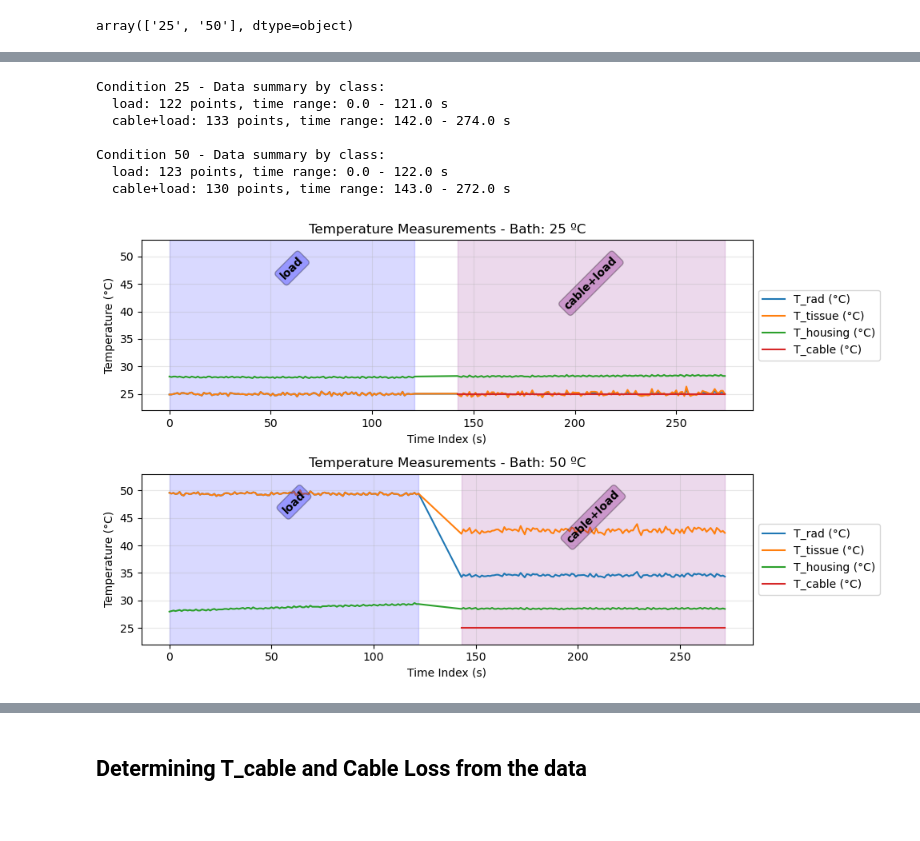
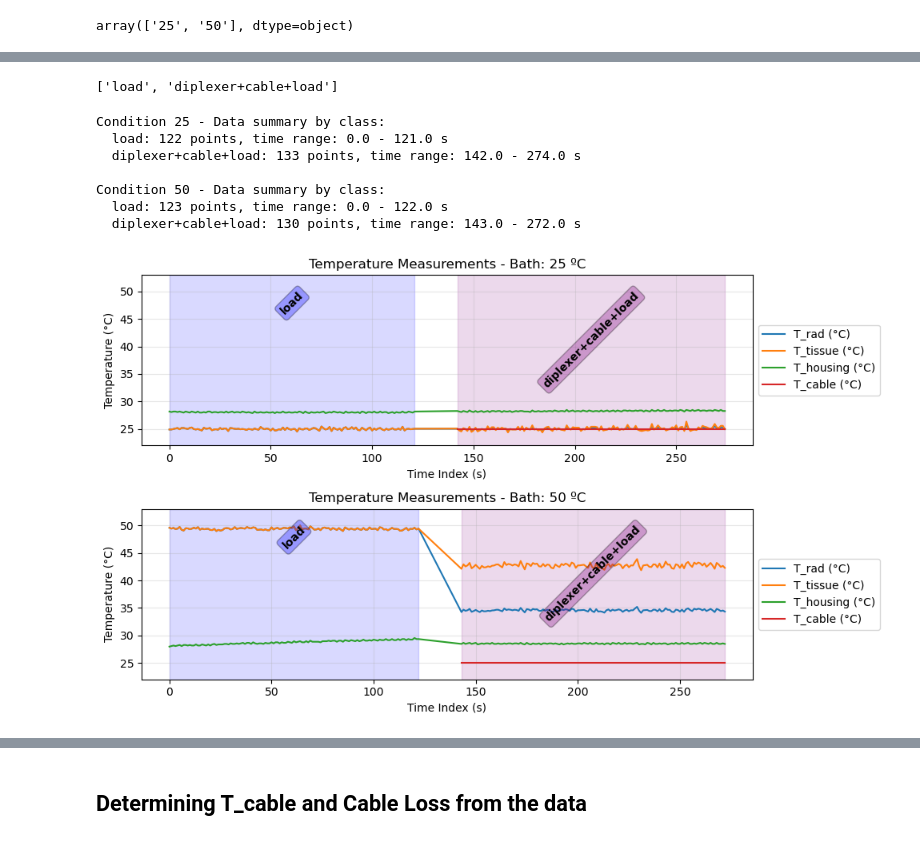
Before and after one commit to Manuel-Hepta/Calibration, a Jupyter notebook: calibration cable run 2/calibration cable.ipynb, the cells around one changed output, grey strips where cells are left out. Cells and saved outputs as stored; diff of their text form; code cells hidden in the pictures.

```diff
--- a/calibration cable run 2/calibration cable.ipynb
+++ b/calibration cable run 2/calibration cable.ipynb
@@ -49,8 +46,8 @@ for cond in all_X['condition'].unique():
     cooling_periods['group'] = (cooling_periods['time_index'].diff() != 1).cumsum()
     periods = cooling_periods.groupby('group')['time_index'].agg(['first', 'last']).reset_index(drop=True)
     # Use labels list, repeat if needed
-    labels_25 = ["load", "cable+load"]
-    labels_50 = ["load", "cable+load"]
+    labels_25 = ["load", "diplexer+cable+load"]
+    labels_50 = ["load", "diplexer+cable+load"]
     if cond == "25":
         cond_labels = labels_25 * ((len(periods) + len(labels_25) - 1) // len(labels_25))
     elif cond == "50":
@@ -106,10 +103,10 @@ load          123
 Name: count, dtype: int64
 # %%
 # Define class order and colors
-class_order = ['load', 'cable+load']
+class_order = ['load', 'diplexer+cable+load']
 class_colors = {
     'load': 'blue',
-    'cable+load': 'purple',
+    'diplexer+cable+load': 'purple',
     # 'cable+antenna': 'purple',
     # 'antenna+cooling': 'brown',
     # 'cable+antenna+cooling': 'pink'
@@ -282,9 +279,13 @@ CL = 0.46  # Measured Cable loss
 
 # AL = 0.13  # Adjusted Antenna loss
 # CL = 0.50  # Adjusted Cable loss
+# %%
+class_order
+# %% [output]
+['load', 'diplexer+cable+load']
 # %%
 for cond in conditions:
-    for class_name in ["load", "cable+load"]:
+    for class_name in class_order:
         mask = (all_X_clean['condition'] == cond) & (all_X_clean['class'] == class_name)
         class_data = all_X_clean[mask]
         V_rad_tot = class_data['V_rad_tot'] / 1000
@@ -293,11 +294,11 @@ for cond in conditions:
         T_housing = T_housing_func(V_housing, HousingSlope, HousingOffset)
         T_rad = T_rad_func(V_rad_tot, T_housing, RadOffsetChange, RadOffset0, RadSlopeChange, RadSlope0)
 
-        if class_name == "cable+load":
+        if class_name == "diplexer+cable+load":
             # T_cable = 23.7 if cond == "25" else 24.7
             # T_cable = 23.7
             T_cable = 25
-            T_tissue = T_tissue_cable_func(T_rad, T_cable, CL)
+            T_tissue = T_tissue_cable_func(T_rad, T_cable, 1-CL)
         elif class_name in ["load"]:
             T_cable = None
             T_tissue = T_rad
@@ -307,14 +308,6 @@ for cond in conditions:
         all_X_clean.loc[mask, 'T_housing'] = T_housing
         all_X_clean.loc[mask, 'T_cable'] = T_cable
 # %%
-# Define class order and colors
-class_order = ['load', 'cable+load']
-class_colors = {
-    'load': 'blue',
-    'cable+load': 'purple',
-
-}
-
 # Define voltage variables to plot
 variables = ['T_rad', 'T_tissue', 'T_housing', 'T_cable']
 labels = {
@@ -402,36 +395,36 @@ for idx, condition in enumerate(conditions):
             ax.axvspan(class_start, class_end, alpha=0.15, color=class_colors[class_name])
 
             # Add text annotation for class name
             class_center = (class_start + class_end) / 2
             ax.text(class_center, ax.get_ylim()[1] * 0.95, class_name,
                     ha='center', va='top', fontweight='bold', rotation=45,
                     bbox=dict(boxstyle='round,pad=0.3', facecolor=class_colors[class_name], alpha=0.3))
 
     ax.set_title(f"Temperature Measurements - Bath: {condition} ºC")
     ax.set_xlabel("Time Index (s)")
     ax.set_ylabel("Temperature (°C)")
     ax.grid(True, alpha=0.3)
     ax.legend(loc='center left', bbox_to_anchor=(1, 0.5))
 
     # Print summary for this condition
     print(f"\nCondition {condition} - Data summary by class:")
     for class_name in available_classes:
         class_data = condition_data[condition_data['class'] == class_name]
         if len(class_data) > 0:
             time_range = f"{class_data['time_index_2'].min():.1f} - {class_data['time_index_2'].max():.1f} s"
             print(f"  {class_name}: {len(class_data)} points, time range: {time_range}")
 
 plt.tight_layout()
 plt.show()
 # %% [output]
 Condition 25 - Data summary by class:
   load: 122 points, time range: 0.0 - 121.0 s
-  cable+load: 133 points, time range: 142.0 - 274.0 s
+  diplexer+cable+load: 133 points, time range: 142.0 - 274.0 s
 
 Condition 50 - Data summary by class:
   load: 123 points, time range: 0.0 - 122.0 s
-  cable+load: 130 points, time range: 143.0 - 272.0 s
+  diplexer+cable+load: 130 points, time range: 143.0 - 272.0 s
-[figure, old version]
+[figure, new version]
 # %%
 # Calculate average Temperature for each condition and class
 print("Average temperatures by condition and class:")
```
Also changed, not shown: parts of 6 cells of this notebook, 7 other files.
